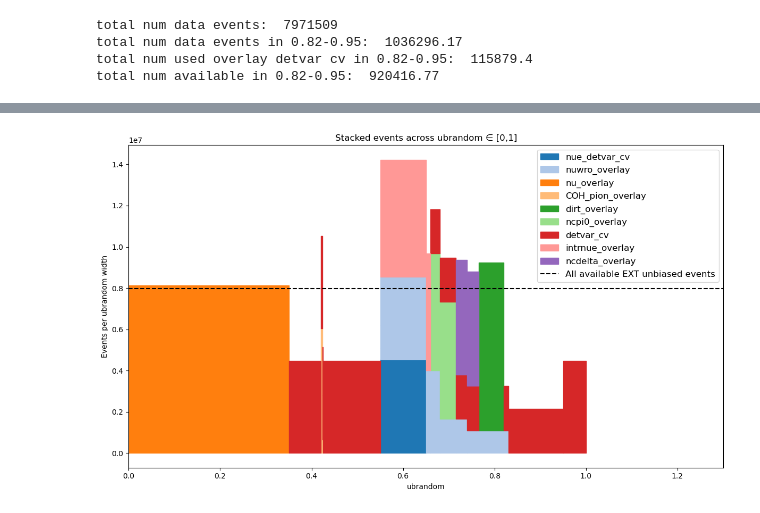
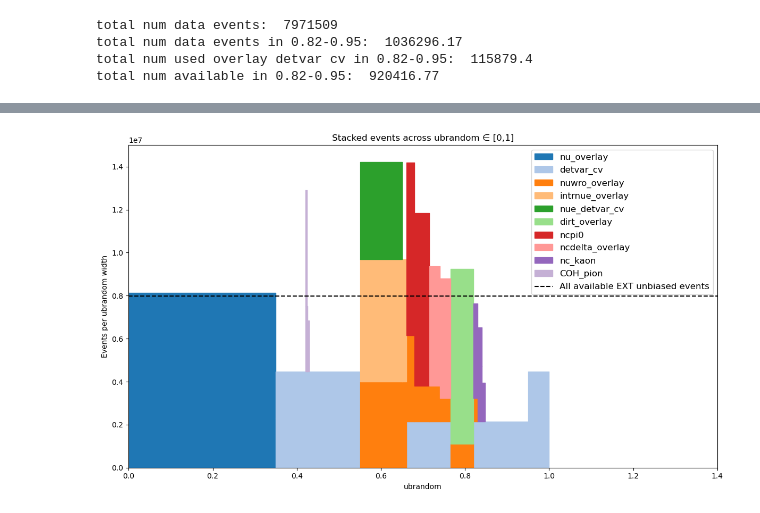
Before and after one commit to leehagaman/uboone_ngem, a Jupyter notebook: ipynb_notebooks/ub_random_extunbiased_checks.ipynb, the cells around one changed output, grey strips where cells are left out. Cells and saved outputs as stored; diff of their text form; code cells hidden in the pictures.

Commit message:
updated extunbiased checks

```diff
--- a/ipynb_notebooks/ub_random_extunbiased_checks.ipynb
+++ b/ipynb_notebooks/ub_random_extunbiased_checks.ipynb
@@ -13,6 +13,7 @@ filenames = []
 event_nums = []
 random_range_strs = []
 
+# from https://docs.google.com/spreadsheets/d/13a4Igf99cVNudfZXObpqNGSlDnUxlnsyo7c9x2arJWY/edit?gid=1789865876#gid=1789865876
 with open("../data_files/MicroBooNE Production campaign tracker - Run 4_5 input defs.csv", "r") as f:
     reader = csv.reader(f)
     for items in reader:   # <-- iterate over reader, not items_by_row
@@ -26,7 +27,7 @@ with open("../data_files/MicroBooNE Production campaign tracker - Run 4_5 input
                 continue
             if "none" in random_range_str:
                 continue
-            if not "bnb" in filename:
+            if "numi" in filename or "acpt" in filename or "validation" in filename:
                 continue
 
             if filename.endswith("_run4a") or filename.endswith("_run4b") or filename.endswith("_run4c") or filename.endswith("_run4d") or filename.endswith("_run5"):
@@ -118,0 +120,36 @@ detvar_cv 579397 [0.35, 0.55) + [0.95, 1)
+# %%
+
+combined_filenames = []
+combined_event_nums = []
+combined_random_range_strs = []
+
+for filetype_range_tup in unique_filetype_range_tups:
+    combined_filenames.append(filetype_range_tup[0])
+    combined_random_range_strs.append(filetype_range_tup[1])
+    num_events = 0
+    print(filetype_range_tup)
+    for i in range(len(filenames)):
+        if "nc_kaon" in filenames[i]:
+            filetype = "nc_kaon"
+        elif "ncpi0" in filenames[i]:
+            filetype = "ncpi0"
+        elif "COH_pion" in filenames[i]:
+            filetype = "COH_pion"
+        elif filenames[i] in ["prod_extunbiased_swizzle_crt_inclusive_v7_goodruns_mcc9_run4a",
+                            "prod_extunbiased_swizzle_crt_inclusive_v7b_goodruns_mcc9_run4b",
+                            "prod_extunbiased_swizzle_crt_inclusive_v7c_goodruns_mcc9_run4c",
+                            "prod_extunbiased_swizzle_crt_inclusive_v7d_goodruns_mcc9_run4d",
+                            "prod_extunbiased_swizzle_crt_inclusive_v8_goodruns_mcc9_run5"]:
+            filetype = "ext_unbiased_data"
+        elif "bnb" in filenames[i]:
+            filetype = filenames[i].split("_bnb_")[-1]
+        else:
+            print("not explicitly handled: ", filenames[i])
+            filetype = filenames[i]
+
+        if filetype == filetype_range_tup[0] and random_range_strs[i] == filetype_range_tup[1]:
+            print("        adding ", event_nums[i])
+            num_events += int(event_nums[i])
+            continue
+
+    combined_event_nums.append(num_events)
@@ -185,6 +261,9 @@ df2 = pd.DataFrame(expanded)
 
 # --- Prepare for plotting ---
 samples = df2["sample"].unique()
+
+samples = sorted(samples, key=lambda x: df2[df2["sample"]==x]["events"].sum(), reverse=True)
+
 colors = plt.cm.tab20.colors
 
 fig, ax = plt.subplots(figsize=(12,7))
@@ -192,32 +271,33 @@ fig, ax = plt.subplots(figsize=(12,7))
 # Initialize bottom for stacking
 bottoms = np.zeros(len(split_points)-1)
 already_labeled_sample_names = []
 
 for i, sample in enumerate(samples):
     sample_intervals = df2[df2["sample"]==sample]
     for _, row in sample_intervals.iterrows():
         idx = np.where(split_points[:-1] == row["start"])[0][0]
         event_per_width = row["events"] / (row["end"] - row["start"])
         ax.fill_between(
             [row["start"], row["end"]],
             bottoms[idx:idx+1],
             bottoms[idx:idx+1] + event_per_width,
             step="post",
             color=colors[i % len(colors)],
             label=sample if sample not in already_labeled_sample_names else None
         )
         bottoms[idx:idx+1] += event_per_width
         already_labeled_sample_names.append(sample)
 
 
 ax.axhline(y=573419+1841799+1086278+2152781+2317232, color='black', linestyle='--', label="All available EXT unbiased events")
 
-ax.set_xlim(0,1.3)
+ax.set_xlim(0,1.4)
+ax.set_ylim(0, 1.5e7)
 ax.set_xlabel("ubrandom")
 ax.set_ylabel("Events per ubrandom width")
 ax.set_title("Stacked events across ubrandom ∈ [0,1]")
 ax.legend(loc="upper right", fontsize=12)
 plt.tight_layout()
 plt.show()
 # %% [output]
-[figure, old version]
+[figure, new version]
```
Also changed, not shown: parts of 4 cells of this notebook.
